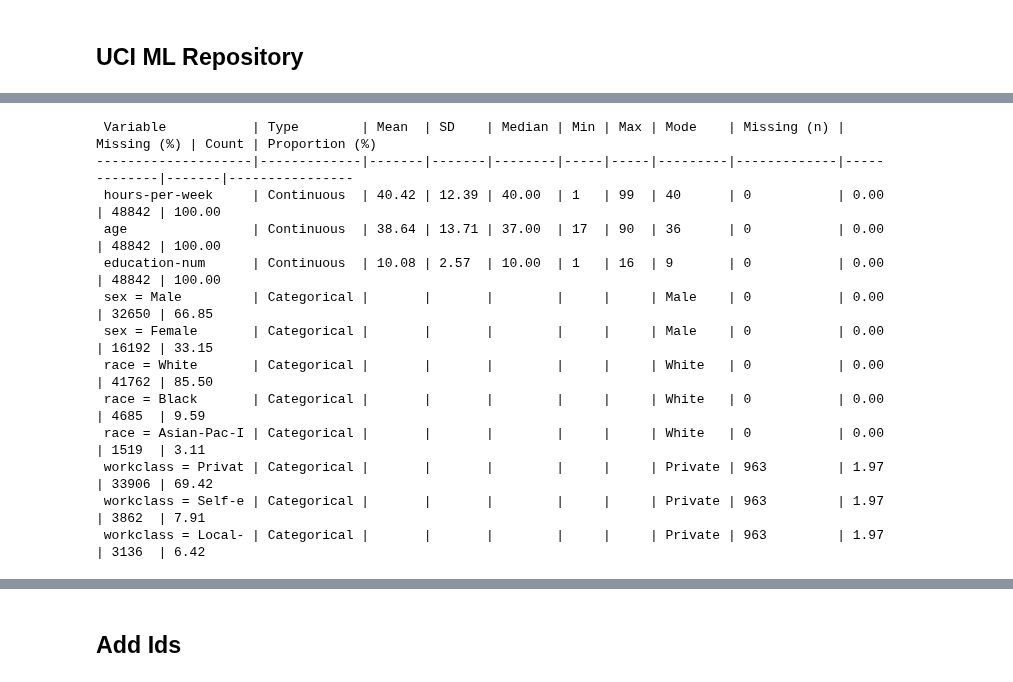
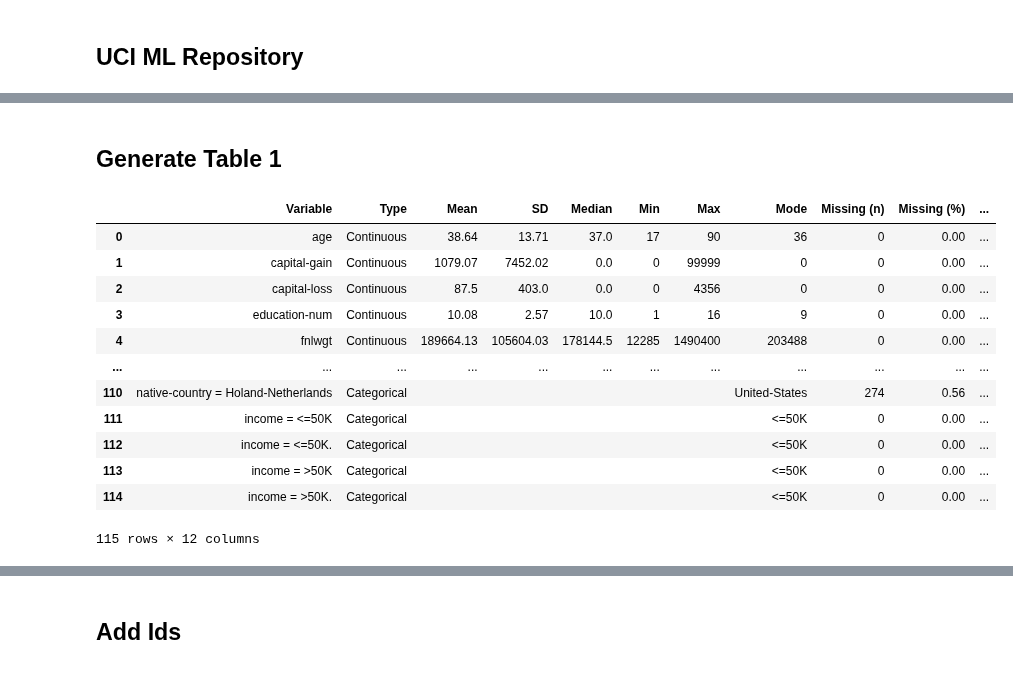
Before and after one commit to lshpaner/eda_toolkit, a Jupyter notebook: py_example_notebooks/adult_income_data_management.ipynb, the cells around one changed output, grey strips where cells are left out. Drawn from its saved outputs; the diff is of its cells as text; code cells hidden in the pictures.

Commit message:
Work on ex.3 of gen table 1

```diff
--- a/py_example_notebooks/adult_income_data_management.ipynb
+++ b/py_example_notebooks/adult_income_data_management.ipynb
@@ -67,28 +53,0 @@ df
-# %%
-from eda_toolkit import generate_table1, table1_to_str
-
-table1 = generate_table1(
-    df=df,
-    categorical_cols=["sex", "race", "workclass"],
-    continuous_cols=["hours-per-week", "age", "education-num"],
-    value_counts=True,
-    max_categories=3,
-    export_markdown=True,
-    markdown_path="table1_summary.md",
-)
-
-print(table1_to_str(table1, padding=1))
-# %% [output]
- Variable           | Type        | Mean  | SD    | Median | Min | Max | Mode    | Missing (n) | Missing (%) | Count | Proportion (%)
---------------------|-------------|-------|-------|--------|-----|-----|---------|-------------|-------------|-------|----------------
- hours-per-week     | Continuous  | 40.42 | 12.39 | 40.00  | 1   | 99  | 40      | 0           | 0.00        | 48842 | 100.00
- age                | Continuous  | 38.64 | 13.71 | 37.00  | 17  | 90  | 36      | 0           | 0.00        | 48842 | 100.00
- education-num      | Continuous  | 10.08 | 2.57  | 10.00  | 1   | 16  | 9       | 0           | 0.00        | 48842 | 100.00
- sex = Male         | Categorical |       |       |        |     |     | Male    | 0           | 0.00        | 32650 | 66.85
- sex = Female       | Categorical |       |       |        |     |     | Male    | 0           | 0.00        | 16192 | 33.15
- race = White       | Categorical |       |       |        |     |     | White   | 0           | 0.00        | 41762 | 85.50
- race = Black       | Categorical |       |       |        |     |     | White   | 0           | 0.00        | 4685  | 9.59
- race = Asian-Pac-I | Categorical |       |       |        |     |     | White   | 0           | 0.00        | 1519  | 3.11
- workclass = Privat | Categorical |       |       |        |     |     | Private | 963         | 1.97        | 33906 | 69.42
- workclass = Self-e | Categorical |       |       |        |     |     | Private | 963         | 1.97        | 3862  | 7.91
- workclass = Local- | Categorical |       |       |        |     |     | Private | 963         | 1.97        | 3136  | 6.42
@@ -108,0 +54,29 @@ print(table1_to_str(table1, padding=1))
+# %% [markdown]
+## Generate Table 1
+# %%
+from eda_toolkit import generate_table1
+
+# Get DataFrame and Markdown string
+df1 = generate_table1(
+    df,
+    value_counts=True,
+)
+
+# Just get markdown string (no tuple)
+md_only = generate_table1(df, export_markdown=True, return_markdown_only=True)
+# %%
+df1
+# %% [output]
+|  | Variable | Type | Mean | SD | Median | Min | Max | Mode | Missing (n) | Missing (%) | ... |
+| 0 | age | Continuous | 38.64 | 13.71 | 37.0 | 17 | 90 | 36 | 0 | 0.00 | ... |
+| 1 | capital-gain | Continuous | 1079.07 | 7452.02 | 0.0 | 0 | 99999 | 0 | 0 | 0.00 | ... |
+| 2 | capital-loss | Continuous | 87.5 | 403.0 | 0.0 | 0 | 4356 | 0 | 0 | 0.00 | ... |
+| 3 | education-num | Continuous | 10.08 | 2.57 | 10.0 | 1 | 16 | 9 | 0 | 0.00 | ... |
+| 4 | fnlwgt | Continuous | 189664.13 | 105604.03 | 178144.5 | 12285 | 1490400 | 203488 | 0 | 0.00 | ... |
+| ... | ... | ... | ... | ... | ... | ... | ... | ... | ... | ... | ... |
+| 110 | native-country = Holand-Netherlands | Categorical |  |  |  |  |  | United-States | 274 | 0.56 | ... |
+| 111 | income = <=50K | Categorical |  |  |  |  |  | <=50K | 0 | 0.00 | ... |
+| 112 | income = <=50K. | Categorical |  |  |  |  |  | <=50K | 0 | 0.00 | ... |
+| 113 | income = >50K | Categorical |  |  |  |  |  | <=50K | 0 | 0.00 | ... |
+| 114 | income = >50K. | Categorical |  |  |  |  |  | <=50K | 0 | 0.00 | ... |
+115 rows × 12 columns
```
Also changed, not shown: parts of 15 cells of this notebook, 11 other files.
